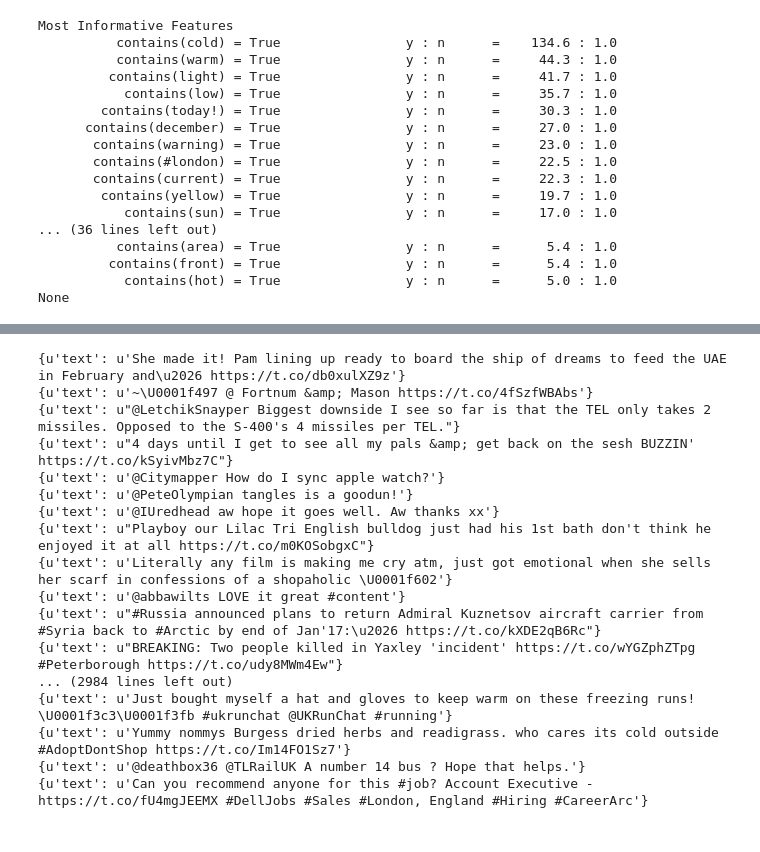
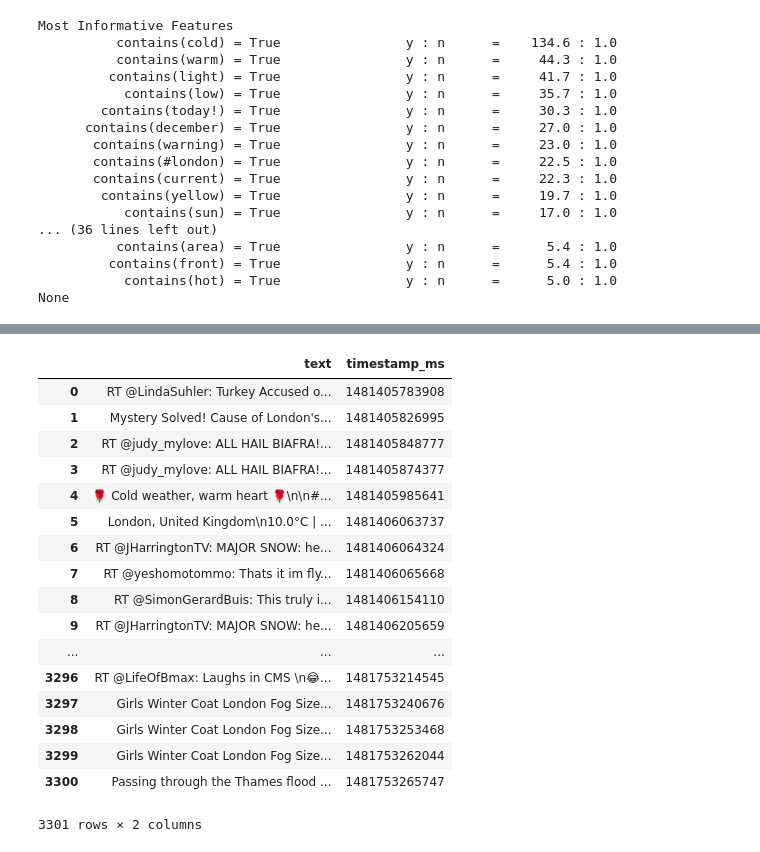
Before and after one commit to AdamNew1/twitterdata, a Jupyter notebook: pycharmscripts/trainweatherwteets.ipynb, the cells around one changed output, grey strips where cells are left out. Cells and saved outputs as stored; diff of their text form; code cells hidden in the pictures.

```diff
--- a/pycharmscripts/trainweatherwteets.ipynb
+++ b/pycharmscripts/trainweatherwteets.ipynb
@@ -129,6 +129,6 @@ import pymongo
 # %%
 connection = pymongo.MongoClient("mongodb://localhost")
 db = connection.tweets
-mongtweets = db.testingtweets
-mongfind = list(mongtweets.find({},{'text':1,'_id':0}))
-mongfind
+mongtweets = db.tweets
+mongfind = list(mongtweets.find({},{'text':1,'timestamp_ms':1, '_id':0}))
+frame = DataFrame(mongfind)
@@ -153,21 +135,21 @@ mongfind
-# %%
-for t in mongfind:
-    print str(t)
-# %% [output]
-{u'text': u'She made it! Pam lining up ready to board the ship of dreams to feed the UAE in February and\u2026 https://t.co/db0xulXZ9z'}
-{u'text': u'~\U0001f497 @ Fortnum &amp; Mason https://t.co/4fSzfWBAbs'}
-{u'text': u"@LetchikSnayper Biggest downside I see so far is that the TEL only takes 2 missiles. Opposed to the S-400's 4 missiles per TEL."}
-{u'text': u"4 days until I get to see all my pals &amp; get back on the sesh BUZZIN' https://t.co/kSyivMbz7C"}
-{u'text': u'@Citymapper How do I sync apple watch?'}
-{u'text': u'@PeteOlympian tangles is a goodun!'}
-{u'text': u'@IUredhead aw hope it goes well. Aw thanks xx'}
-{u'text': u"Playboy our Lilac Tri English bulldog just had his 1st bath don't think he enjoyed it at all https://t.co/m0KOSobgxC"}
-{u'text': u'Literally any film is making me cry atm, just got emotional when she sells her scarf in confessions of a shopaholic \U0001f602'}
-{u'text': u'@abbawilts LOVE it great #content'}
-{u'text': u"#Russia announced plans to return Admiral Kuznetsov aircraft carrier from #Syria back to #Arctic by end of Jan'17:\u2026 https://t.co/kXDE2qB6Rc"}
-{u'text': u"BREAKING: Two people killed in Yaxley 'incident' https://t.co/wYGZphZTpg #Peterborough https://t.co/udy8MWm4Ew"}
-... (2984 lines left out)
-{u'text': u'Just bought myself a hat and gloves to keep warm on these freezing runs! \U0001f3c3\U0001f3fb #ukrunchat @UKRunChat #running'}
-{u'text': u'Yummy nommys Burgess dried herbs and readigrass. who cares its cold outside #AdoptDontShop https://t.co/Im14FO1Sz7'}
-{u'text': u'@deathbox36 @TLRailUK A number 14 bus ? Hope that helps.'}
-{u'text': u'Can you recommend anyone for this #job? Account Executive - https://t.co/fU4mgJEEMX #DellJobs #Sales #London, England #Hiring #CareerArc'}
+# %%
+frame
+# %% [output]
+|  | text | timestamp_ms |
+| 0 | RT @LindaSuhler: Turkey Accused o... | 1481405783908 |
+| 1 | Mystery Solved! Cause of London's... | 1481405826995 |
+| 2 | RT @judy_mylove: ALL HAIL BIAFRA!... | 1481405848777 |
+| 3 | RT @judy_mylove: ALL HAIL BIAFRA!... | 1481405874377 |
+| 4 | 🌹 Cold weather, warm heart 🌹\n\n#... | 1481405985641 |
+| 5 | London, United Kingdom\n10.0°C | ... | 1481406063737 |
+| 6 | RT @JHarringtonTV: MAJOR SNOW: he... | 1481406064324 |
+| 7 | RT @yeshomotommo: Thats it im fly... | 1481406065668 |
+| 8 | RT @SimonGerardBuis: This truly i... | 1481406154110 |
+| 9 | RT @JHarringtonTV: MAJOR SNOW: he... | 1481406205659 |
+| ... | ... | ... |
+| 3296 | RT @LifeOfBmax: Laughs in CMS \n😂... | 1481753214545 |
+| 3297 | Girls Winter Coat London Fog Size... | 1481753240676 |
+| 3298 | Girls Winter Coat London Fog Size... | 1481753253468 |
+| 3299 | Girls Winter Coat London Fog Size... | 1481753262044 |
+| 3300 | Passing through the Thames flood ... | 1481753265747 |
+3301 rows × 2 columns
```
Also changed, not shown: parts of 16 cells of this notebook.
